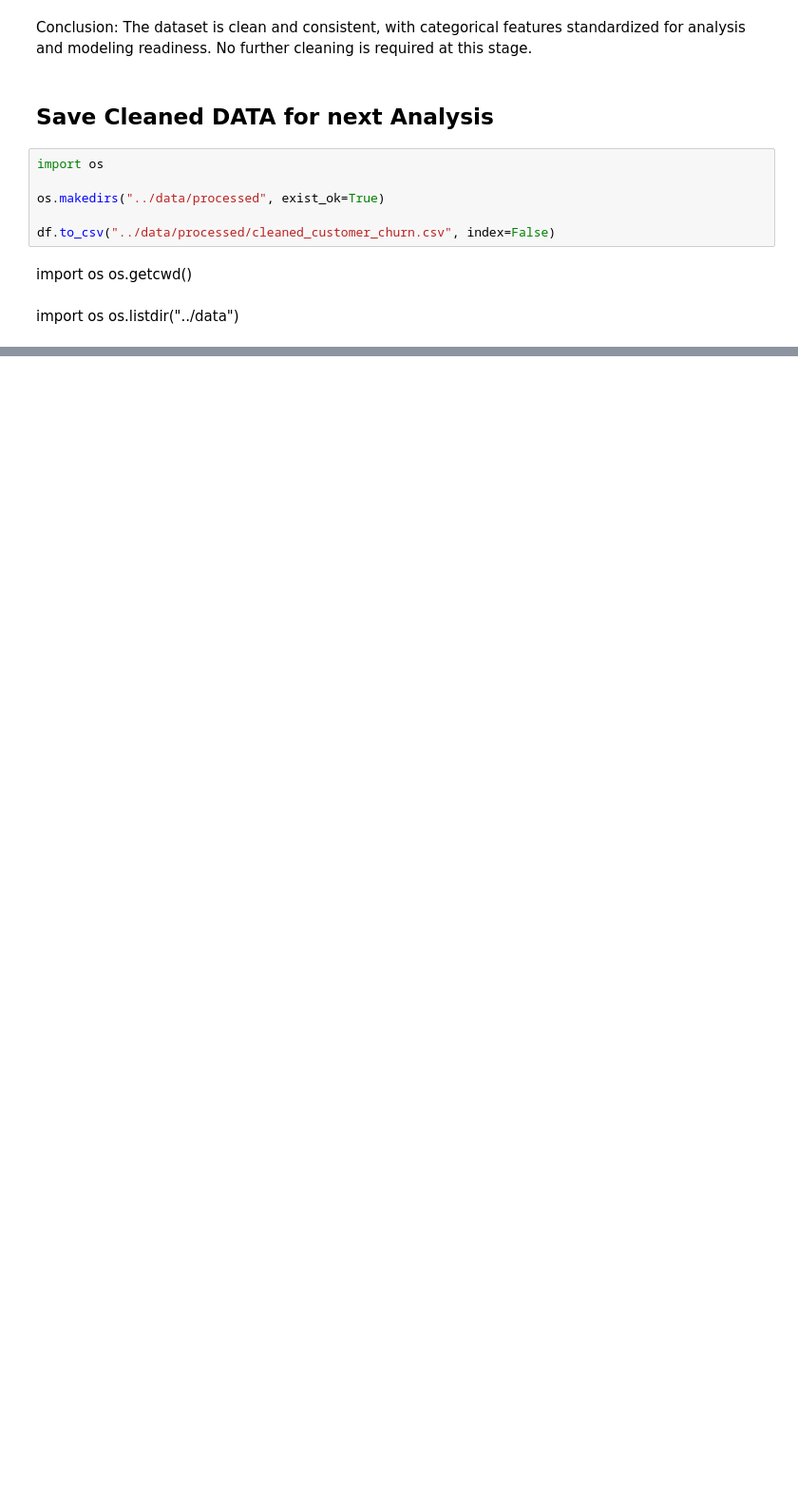
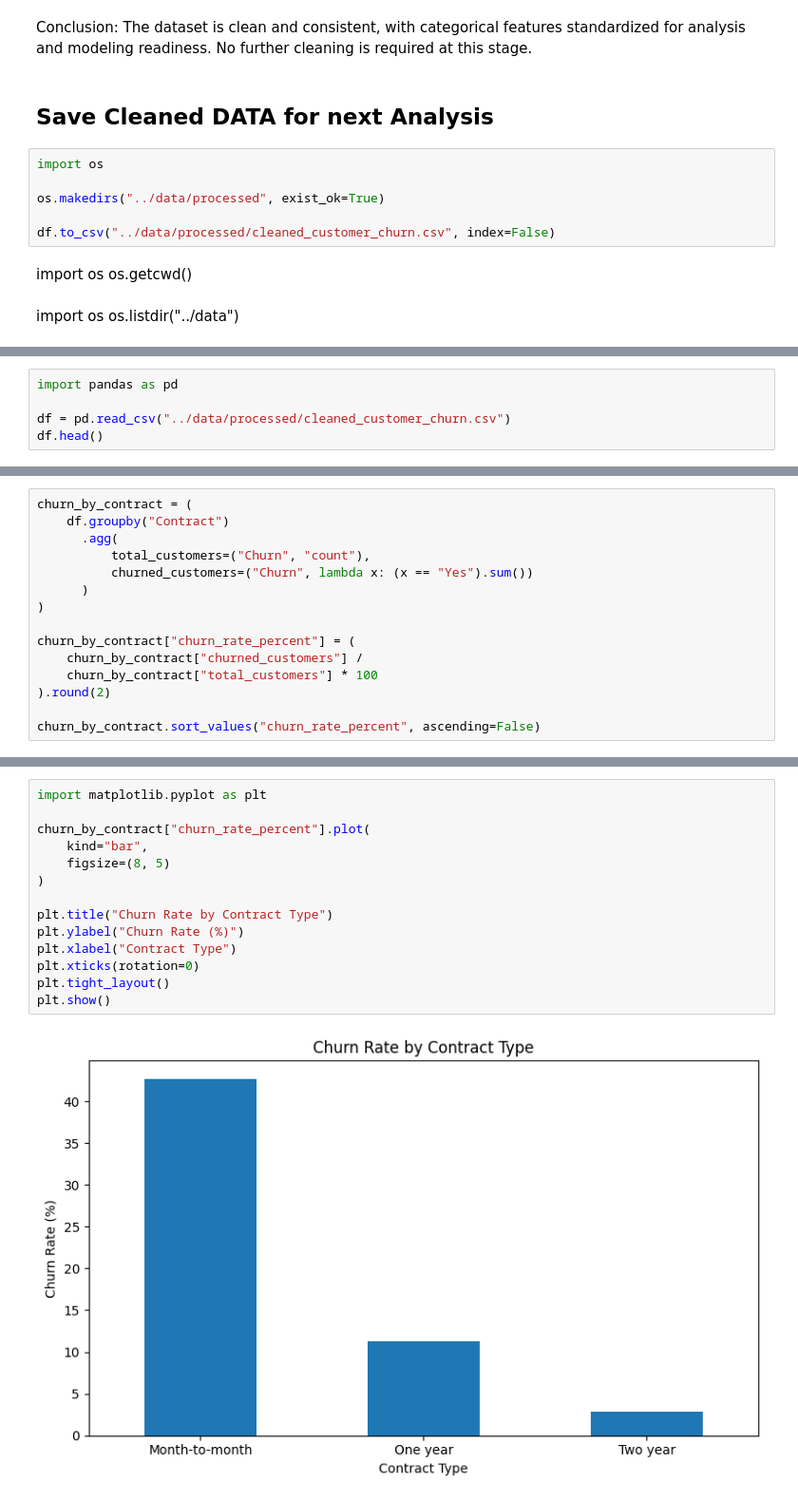
Before and after one commit to Shwetavi5/Customer-Churn-Revenue-Analytics, a Jupyter notebook: notebooks/02_data_cleaning.ipynb, the cells around one changed output, grey strips where cells are left out. Shown at 95% size. Drawn from its saved outputs; the diff is of its cells as text; blank space fills up the shorter version.

Commit message:
Add churn insights and visualization

```diff
--- a/notebooks/02_data_cleaning.ipynb
+++ b/notebooks/02_data_cleaning.ipynb
@@ -180,0 +183,5 @@ os.listdir("../data")
+# %%
+import pandas as pd
+
+df = pd.read_csv("../data/processed/cleaned_customer_churn.csv")
+df.head()
@@ -180,0 +195,15 @@ os.listdir("../data")
+# %%
+churn_by_contract = (
+    df.groupby("Contract")
+      .agg(
+          total_customers=("Churn", "count"),
+          churned_customers=("Churn", lambda x: (x == "Yes").sum())
+      )
+)
+
+churn_by_contract["churn_rate_percent"] = (
+    churn_by_contract["churned_customers"] /
+    churn_by_contract["total_customers"] * 100
+).round(2)
+
+churn_by_contract.sort_values("churn_rate_percent", ascending=False)
@@ -180,0 +242,16 @@ os.listdir("../data")
+# %%
+import matplotlib.pyplot as plt
+
+churn_by_contract["churn_rate_percent"].plot(
+    kind="bar",
+    figsize=(8, 5)
+)
+
+plt.title("Churn Rate by Contract Type")
+plt.ylabel("Churn Rate (%)")
+plt.xlabel("Contract Type")
+plt.xticks(rotation=0)
+plt.tight_layout()
+plt.show()
+# %% [output]
+[figure, added]
```
Also changed, not shown: parts of 5 cells of this notebook, 1 other file.
